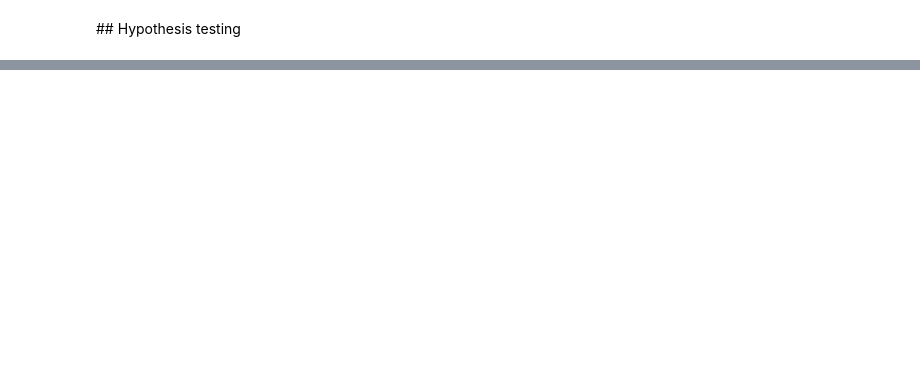
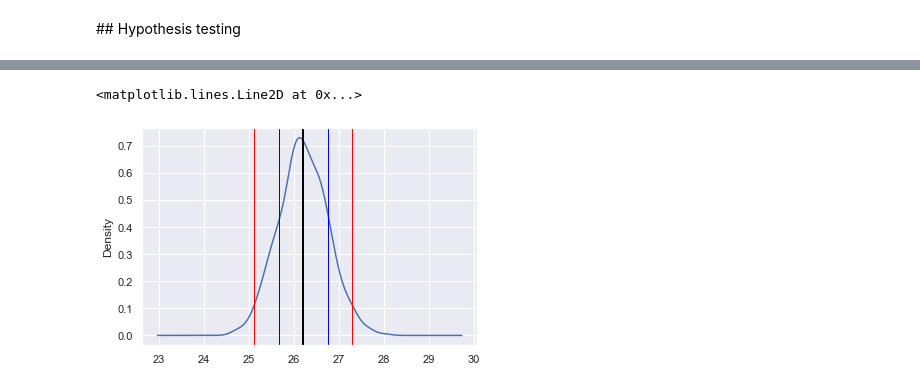
Before and after one commit to kasparvonbeelen/ghi_python, a Jupyter notebook: 10_-_Hypothesis_Testing.ipynb, the cells around one changed output, grey strips where cells are left out. Cells and saved outputs as stored; diff of their text form; code cells hidden in the pictures; blank space fills up the shorter version.

```diff
--- a/10_-_Hypothesis_Testing.ipynb
+++ b/10_-_Hypothesis_Testing.ipynb
@@ -453,4 +201,0 @@ pd.Series(mean_sampled).plot(kind='density')
-# %%
-df_wh_F = df_whitechapel[df_whitechapel.Sex=='F']
-df_wh_M = df_whitechapel[df_whitechapel.Sex=='M']
-df_wh_P = df_whitechapel[df_whitechapel.Sex.isin(['F','M'])]
@@ -456,0 +206,14 @@ df_wh_P = df_whitechapel[df_whitechapel.Sex.isin(['F','M'])]
+# %%
+mean_sampled = []
+for _ in range(1000): # repeat code in block below 100 times
+    sample = df_wh_M['Age'].sample(1000) # randomly sample 100 observations
+    mean_sampled.append(sample.mean()) # append mean of subsample
+ax = pd.Series(mean_sampled).plot(kind='density') # plot the sampling distribution a statistic
+ax.axvline(x = pd.Series(mean_sampled).mean(), color='black', lw=2) # plot mean of distribution of the sampling statistic
+ax.axvline(x = pd.Series(mean_sampled).mean() + pd.Series(mean_sampled).std(), color='blue', lw=1) # plot one standard deviation from the mean
+ax.axvline(x = pd.Series(mean_sampled).mean() - pd.Series(mean_sampled).std(), color='blue', lw=1) # plot one standard deviation from the mean
+ax.axvline(x = pd.Series(mean_sampled).mean() + (2*pd.Series(mean_sampled).std()), color='red', lw=1) # plot two standard deviations from the mean
+ax.axvline(x = pd.Series(mean_sampled).mean() - (2*pd.Series(mean_sampled).std()), color='red', lw=1) # plot tow standard deviation from the mean
+# %% [output]
+<matplotlib.lines.Line2D at 0x...>
+[figure, added]
```
Also changed, not shown: parts of 200 cells of this notebook.
